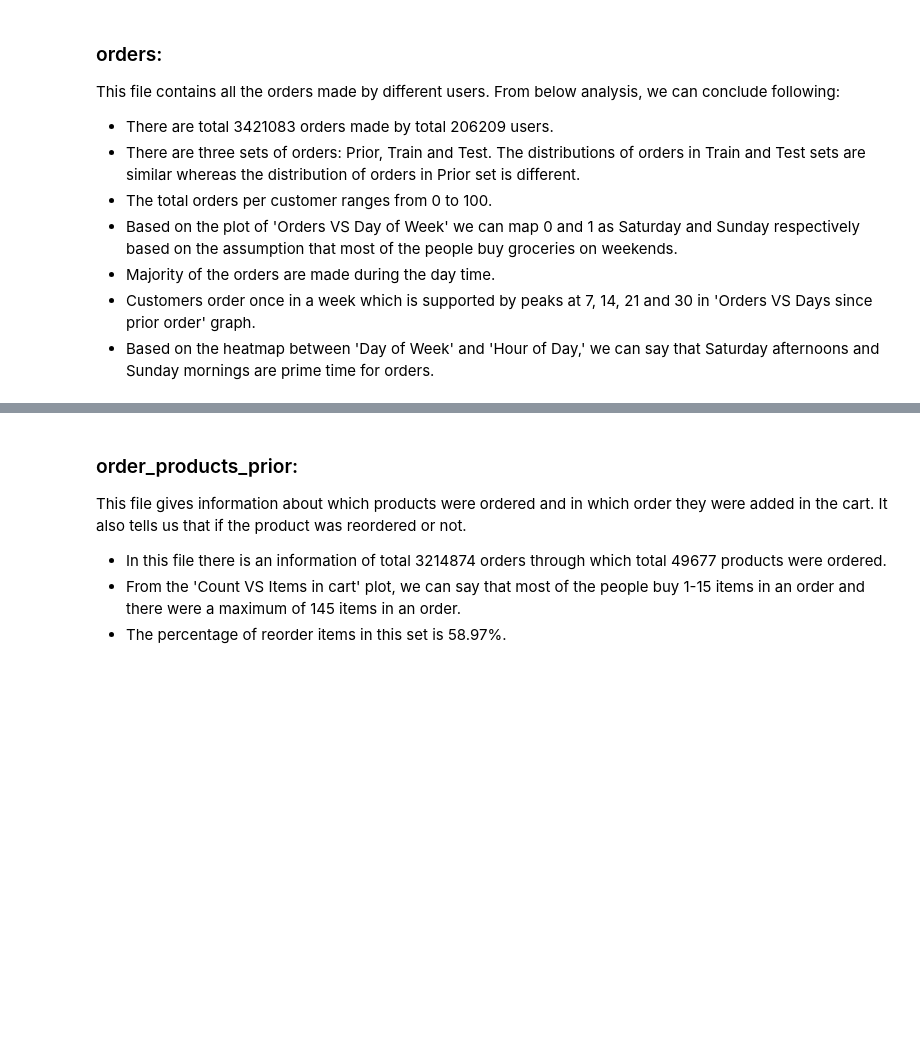
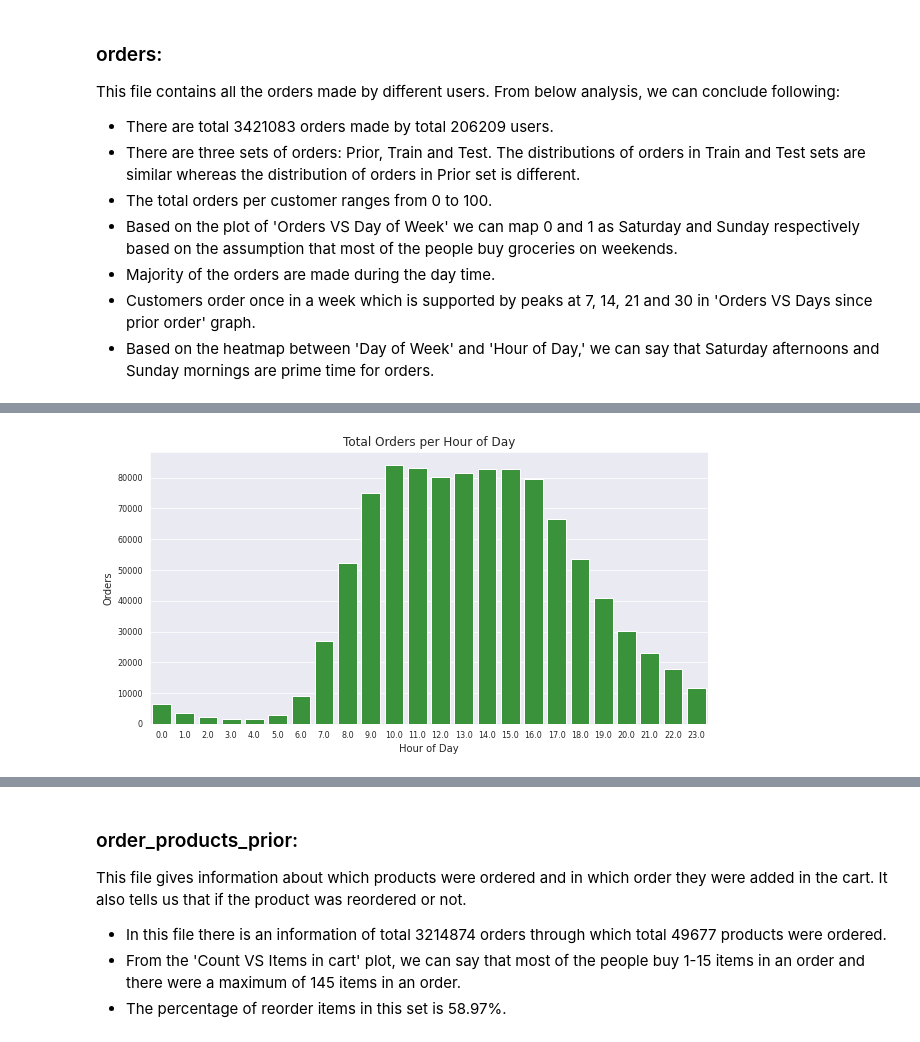
Before and after one commit to kt-chan/dbt-airflow-docker, a Jupyter notebook: jupyter/01-Data Description and Analysis.ipynb, the cells around one changed output, grey strips where cells are left out. Saved outputs shown, nothing was run; the diff lists cells and outputs as text; code cells hidden in the pictures; blank space fills up the shorter version.

```diff
--- a/jupyter/01-Data Description and Analysis.ipynb
+++ b/jupyter/01-Data Description and Analysis.ipynb
@@ -175,11 +289,13 @@ plt.show()
 # %%
 fig, ax = plt.subplots(figsize = (10,5))
-ax = sns.countplot(orders.order_hour_of_day, color = color[2])
+ax = sns.countplot(x=orders.order_hour_of_day, color = color[2])
 ax.set_xlabel('Hour of Day', size = 10 )
 ax.set_ylabel('Orders', size = 10)
 ax.tick_params(axis = 'both', labelsize = 8)
 ax.set_title('Total Orders per Hour of Day')
 fig.savefig('./plot/Total Orders per Hour of Day.png')
 plt.show()
+# %% [output]
+[figure, added]
 # %%
 fig, ax = plt.subplots(figsize = (10,5))
```
Also changed, not shown: parts of 54 cells of this notebook, 13 other files.
